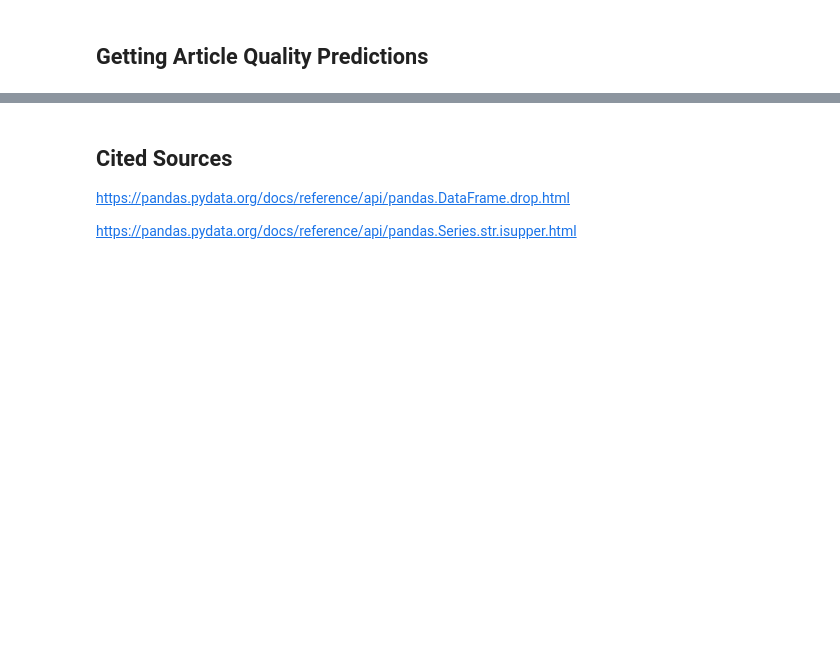
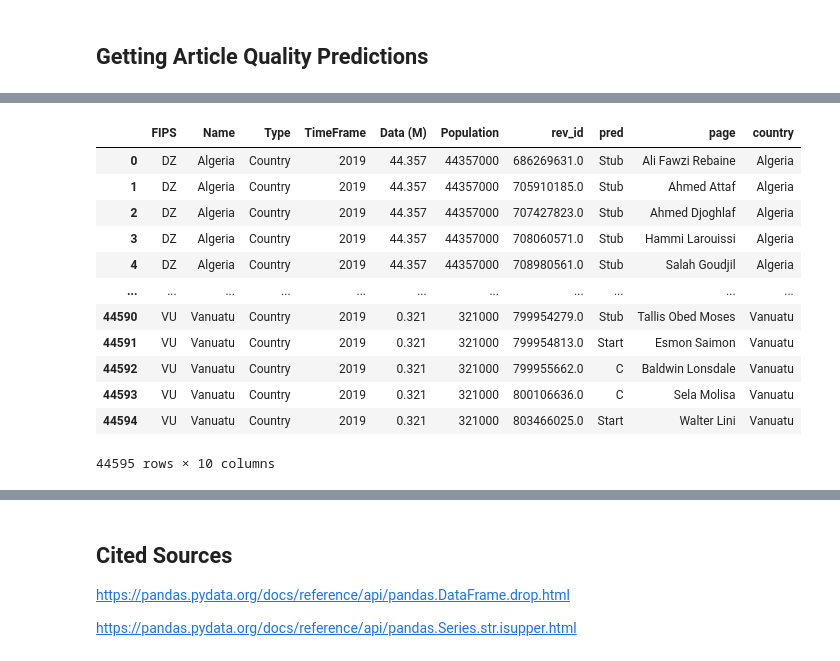
Before and after one commit to aaliyahfiala42/data-512-a2, a Jupyter notebook: hcds-a2-bias.ipynb, the cells around one changed output, grey strips where cells are left out. Saved outputs shown, nothing was run; the diff lists cells and outputs as text; code cells hidden in the pictures; blank space fills up the shorter version.

```diff
--- a/hcds-a2-bias.ipynb
+++ b/hcds-a2-bias.ipynb
@@ -143,0 +293,3 @@ You have two options for getting data from the ORES:
+# %%
+#format rev id to ints
+predictions['rev_id'] = [int(item) for item in predictions['rev_id']]
@@ -143,0 +345,6 @@ You have two options for getting data from the ORES:
+# %%
+#get indice of error predictions
+err_pred = predictions[predictions['pred'] == 'error'].index
+
+#drop rev_ids with no prediction
+predictions = predictions.drop(index = err_pred)
@@ -143,0 +389,22 @@ You have two options for getting data from the ORES:
+# %%
+#merge datasets by revision id
+merged_revs = pd.merge(predictions, wiki_country_politician, how = 'left', on = 'rev_id')
+# %%
+#merge datasets by country
+merged_pop = pd.merge(country_population, merged_revs, how = 'left', left_on = 'Name', right_on = 'country')
+# %%
+merged_pop
+# %% [output]
+|  | FIPS | Name | Type | TimeFrame | Data (M) | Population | rev_id | pred | page | country |
+| 0 | DZ | Algeria | Country | 2019 | 44.357 | 44357000 | 686269631.0 | Stub | Ali Fawzi Rebaine | Algeria |
+| 1 | DZ | Algeria | Country | 2019 | 44.357 | 44357000 | 705910185.0 | Stub | Ahmed Attaf | Algeria |
+| 2 | DZ | Algeria | Country | 2019 | 44.357 | 44357000 | 707427823.0 | Stub | Ahmed Djoghlaf | Algeria |
+| 3 | DZ | Algeria | Country | 2019 | 44.357 | 44357000 | 708060571.0 | Stub | Hammi Larouissi | Algeria |
+| 4 | DZ | Algeria | Country | 2019 | 44.357 | 44357000 | 708980561.0 | Stub | Salah Goudjil | Algeria |
+| ... | ... | ... | ... | ... | ... | ... | ... | ... | ... | ... |
+| 44590 | VU | Vanuatu | Country | 2019 | 0.321 | 321000 | 799954279.0 | Stub | Tallis Obed Moses | Vanuatu |
+| 44591 | VU | Vanuatu | Country | 2019 | 0.321 | 321000 | 799954813.0 | Start | Esmon Saimon | Vanuatu |
+| 44592 | VU | Vanuatu | Country | 2019 | 0.321 | 321000 | 799955662.0 | C | Baldwin Lonsdale | Vanuatu |
+| 44593 | VU | Vanuatu | Country | 2019 | 0.321 | 321000 | 800106636.0 | C | Sela Molisa | Vanuatu |
+| 44594 | VU | Vanuatu | Country | 2019 | 0.321 | 321000 | 803466025.0 | Start | Walter Lini | Vanuatu |
+44595 rows × 10 columns
```
Also changed, not shown: parts of 44 cells of this notebook.
